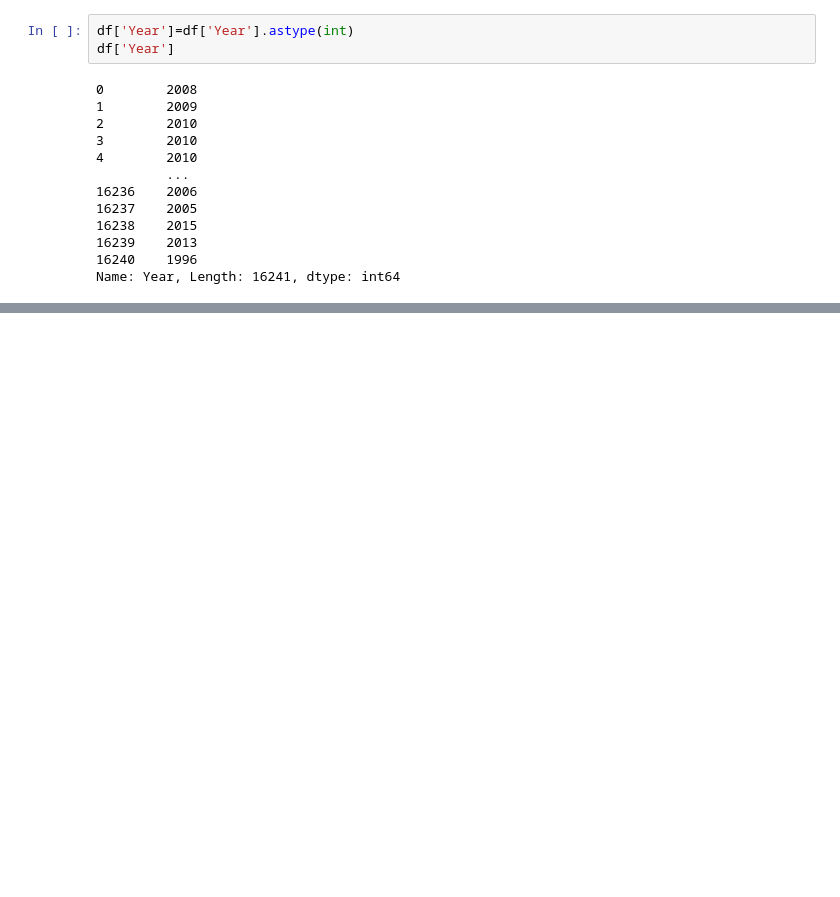
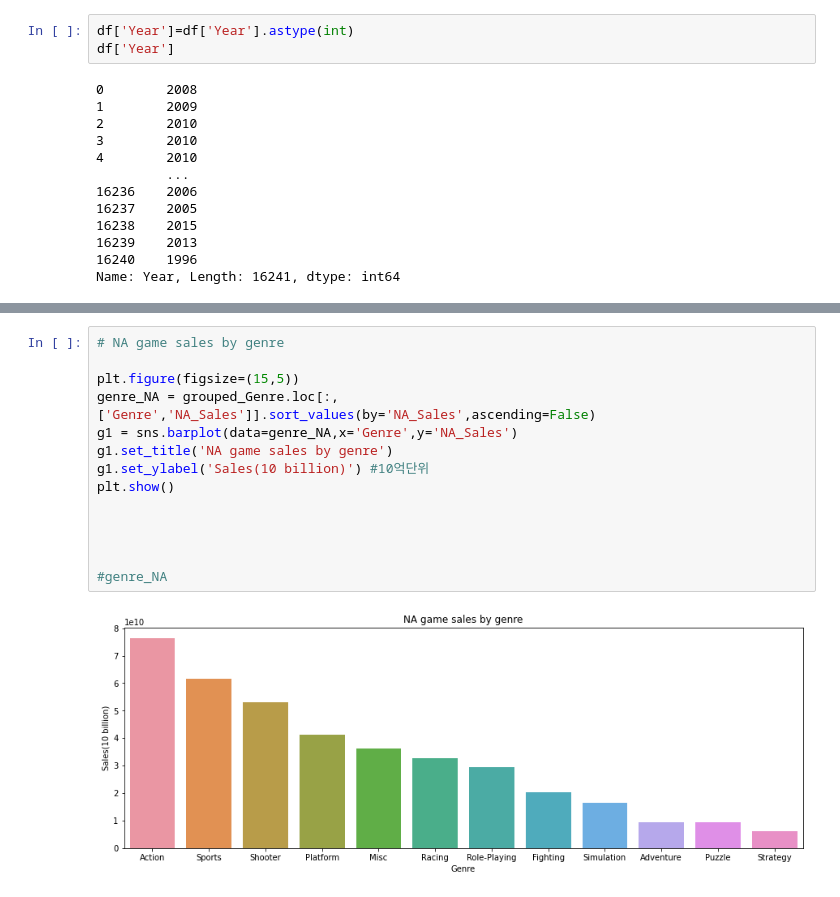
Before and after one commit to SANGJI-PARK/Codestates_Project, a Jupyter notebook: [Section1_Project]Games.ipynb, the cells around one changed output, grey strips where cells are left out. Drawn from its saved outputs; the diff is of its cells as text; blank space fills up the shorter version.

```diff
--- a/[Section1_Project]Games.ipynb
+++ b/[Section1_Project]Games.ipynb
@@ -293,0 +202,16 @@ df[['NA_Sales','EU_Sales','JP_Sales','Other_Sales']].groupby(df['Genre']).sum()
+# %%
+# NA game sales by genre
+
+plt.figure(figsize=(15,5))
+genre_NA = grouped_Genre.loc[:,['Genre','NA_Sales']].sort_values(by='NA_Sales',ascending=False)
+g1 = sns.barplot(data=genre_NA,x='Genre',y='NA_Sales')
+g1.set_title('NA game sales by genre')
+g1.set_ylabel('Sales(10 billion)') #10억단위
+plt.show()
+
+
+
+
+#genre_NA
+# %% [output]
+[figure, added]
```
Also changed, not shown: parts of 50 cells of this notebook.
